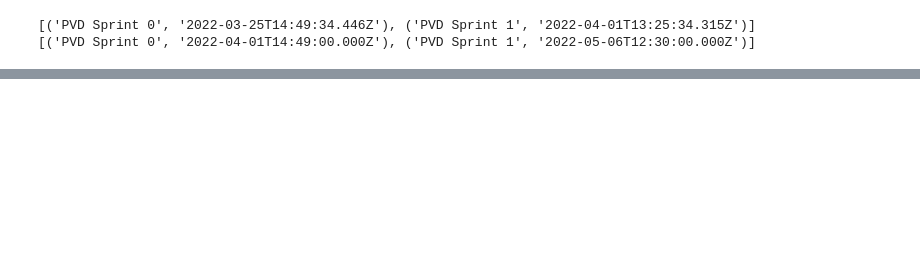
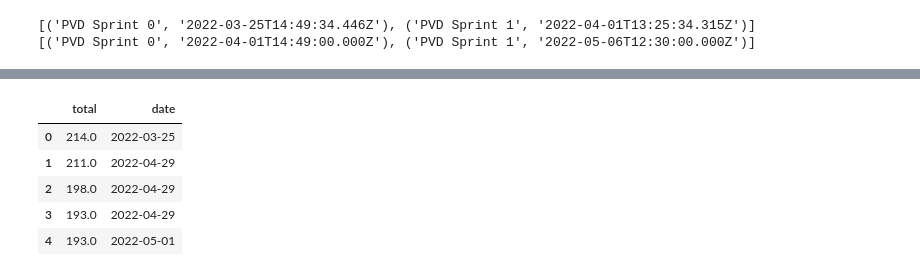
Before and after one commit to piotrkica/Minor-Projects, a Jupyter notebook: Jira_project_burndown/JIRA REST API.ipynb, the cells around one changed output, grey strips where cells are left out. Drawn from its saved outputs; the diff is of its cells as text; code cells hidden in the pictures; blank space fills up the shorter version.

```diff
--- a/Jira_project_burndown/JIRA REST API.ipynb
+++ b/Jira_project_burndown/JIRA REST API.ipynb
@@ -51,9 +51,9 @@ sprint_issues = get_specific_sprint_issues()
 # pprint(sprint_issues)  # dict wszystkich issue w danym sprincie, uwaga spory
 # %%
-def get_stories_issues(sprint_issues):
-    # Inaczej mówiąc wszystkie issue które mają subtaski
+def get_sprint_stories(sprint_issues):
+    # Inaczej mówiąc wszystkie issue które mają pole story_points
     # W celu wyjęcia pola "customfield_10026" zawierający wartość story_points danego issue
-    stories_issues = [issue for issue in sprint_issues["issues"] if len(issue["fields"]["subtasks"]) > 0]
+    stories_issues = [issue for issue in sprint_issues["issues"] if "customfield_10026" in issue["fields"]]  # TODO zamienić na  exists?
     return stories_issues
 
-stories_issues = get_stories_issues(sprint_issues)
+stories_issues = get_sprint_stories(sprint_issues)
@@ -167,18 +108,29 @@ df.sort_values("subtask_end_date")[:12]
 # %%
-def get_burndown_df(df):
+def get_burndown_df(df, project_start_date):
     burndown_df = pd.DataFrame([], columns = ["total", "date"])
 
-    total = int(df.groupby("story_issue_key")["story_points"].agg('unique').sum())
-    df = df.sort_values("subtask_end_date")
-    df = df.reset_index(drop=True)
+    total = df["story_points"].sum()
+    df = df.sort_values("end_date").reset_index(drop=True)
+    burndown_df.loc[burndown_df.shape[0]] = (total, project_start_date)
 
     for row in range(df.shape[0]):
-        if df["subtask_end_date"][row] == None:
+        if df["story_points"][row] is None:
+            continue
+        if df["end_date"][row] == None:
             break
-        total -= df["story_points"][row] / df["subtasks_no"][row]
-        burndown_df.loc[burndown_df.shape[0]] = (total, df["subtask_end_date"][row])
+        total -= df["story_points"][row]
+        burndown_df.loc[burndown_df.shape[0]] = (total, df["end_date"][row])
 
-    burndown_df['total'] = burndown_df['total'].apply('{:.2f}'.format).astype(float)
+    burndown_df.loc[burndown_df.shape[0]] = (total, date.today().strftime('%d-%m-%Y'))
+    burndown_df["date"] = pd.to_datetime(burndown_df["date"], format='%d-%m-%Y').dt.date
     return burndown_df
 
-bdf = get_burndown_df(df2)
+bdf = get_burndown_df(df, "25-03-2022")
+bdf
+# %% [output]
+|  | total | date |
+| 0 | 214.0 | 2022-03-25 |
+| 1 | 211.0 | 2022-04-29 |
+| 2 | 198.0 | 2022-04-29 |
+| 3 | 193.0 | 2022-04-29 |
+| 4 | 193.0 | 2022-05-01 |
```
Also changed, not shown: parts of 20 cells of this notebook.
